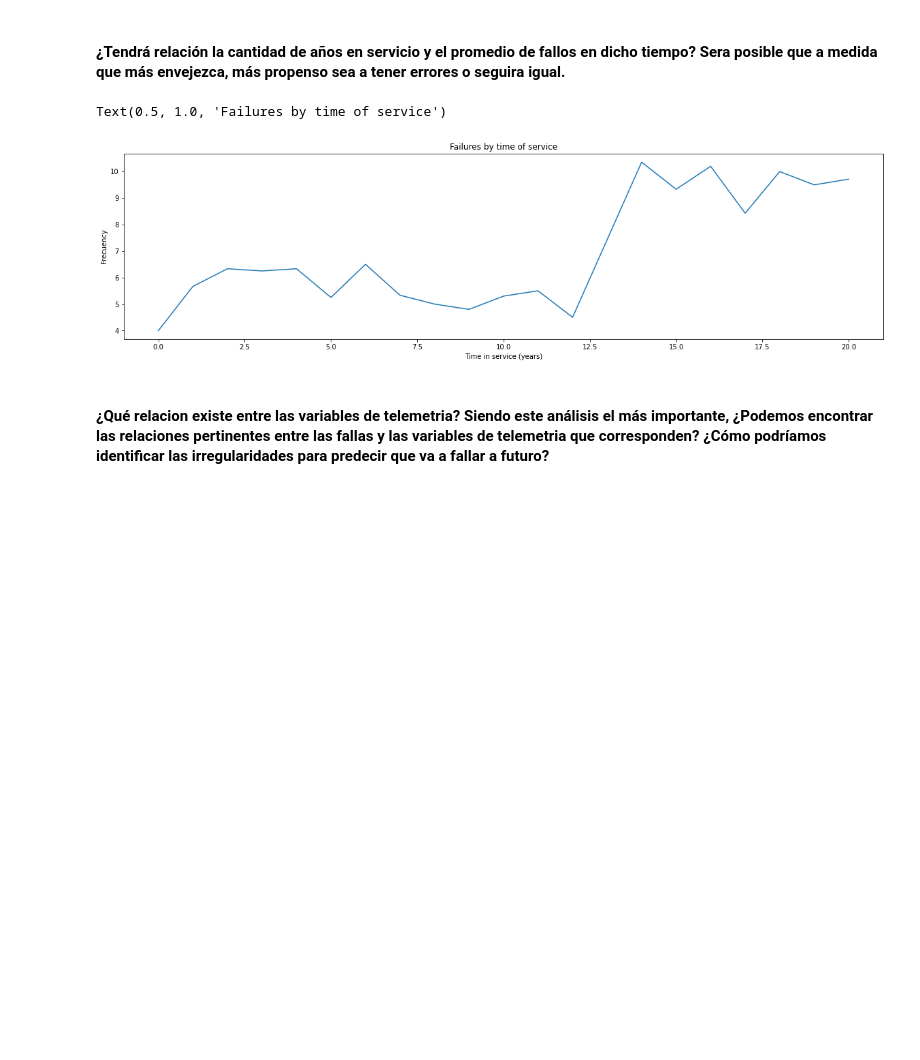
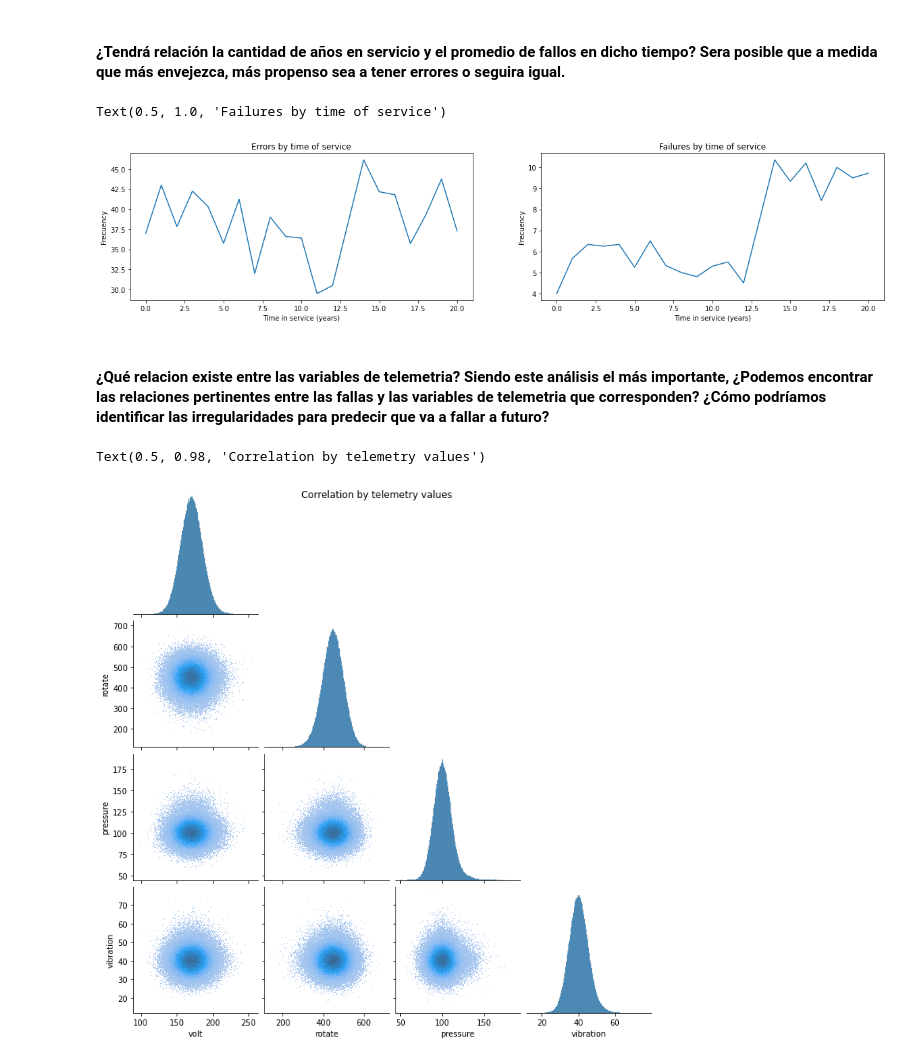
Before and after one commit to Brami01/TIC_Project_PM, a Jupyter notebook: main.ipynb, the cells around one changed output. Saved outputs shown, nothing was run; the diff lists cells and outputs as text; code cells hidden in the pictures; blank space fills up the shorter version.

```diff
--- a/main.ipynb
+++ b/main.ipynb
@@ -436,13 +398,28 @@ Text(0.5, 1.0, 'Number of failures per day')
 # %% [markdown]
 #### ¿Tendrá relación la cantidad de años en servicio y el promedio de fallos en dicho tiempo? Sera posible que a medida que más envejezca, más propenso sea a tener errores o seguira igual.
 # %%
-plt.figure(figsize=(20,5))
-plt.plot(machines_exhaustion_age.index, machines_exhaustion_age['failures'])
-plt.xlabel('Time in service (years)')
-plt.ylabel('Frecuency')
-plt.title('Failures by time of service')
+machines_exhaustion = machines.copy()
+machines_exhaustion['errors'] = machines.apply(lambda x: len(errors[errors['machineID'] == x['machineID']]), axis=1)
+machines_exhaustion['failures'] = machines.apply(lambda x: len(failures[failures['machineID'] == x['machineID']]), axis=1)
+machines_exhaustion_age = machines_exhaustion.groupby('age').mean()
+
+fig, axs = plt.subplots(1, 2, figsize=(20,4))
+axs[0].plot(machines_exhaustion_age.index, machines_exhaustion_age['errors'])
+axs[0].set_xlabel('Time in service (years)')
+axs[0].set_ylabel('Frecuency')
+axs[0].set_title('Errors by time of service')
+axs[1].plot(machines_exhaustion_age.index, machines_exhaustion_age['failures'])
+axs[1].set_xlabel('Time in service (years)')
+axs[1].set_ylabel('Frecuency')
+axs[1].set_title('Failures by time of service')
 # %% [output]
 Text(0.5, 1.0, 'Failures by time of service')
-[figure, old version]
+[figure, new version]
 # %% [markdown]
 #### ¿Qué relacion existe entre las variables de telemetria? Siendo este análisis el más importante, ¿Podemos encontrar las relaciones pertinentes entre las fallas y las variables de telemetria que corresponden? ¿Cómo podríamos identificar las irregularidades para predecir que va a fallar a futuro?
+# %%
+sns.pairplot(telemetry[telemetry_features], corner=True, kind='hist').fig.suptitle('Correlation by telemetry values')
+##LO MISMO CON FALLOS Y ERRORES
+# %% [output]
+Text(0.5, 0.98, 'Correlation by telemetry values')
+[figure, added]
```
Also changed, not shown: parts of 14 cells of this notebook, 1 other file.
